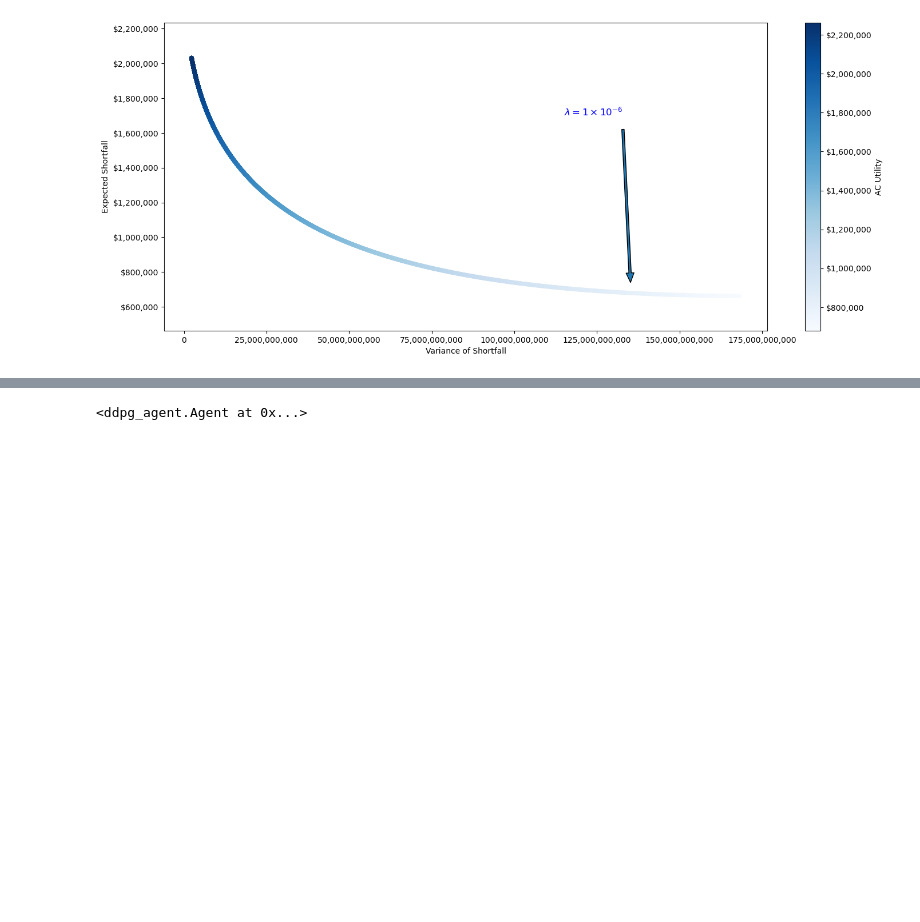
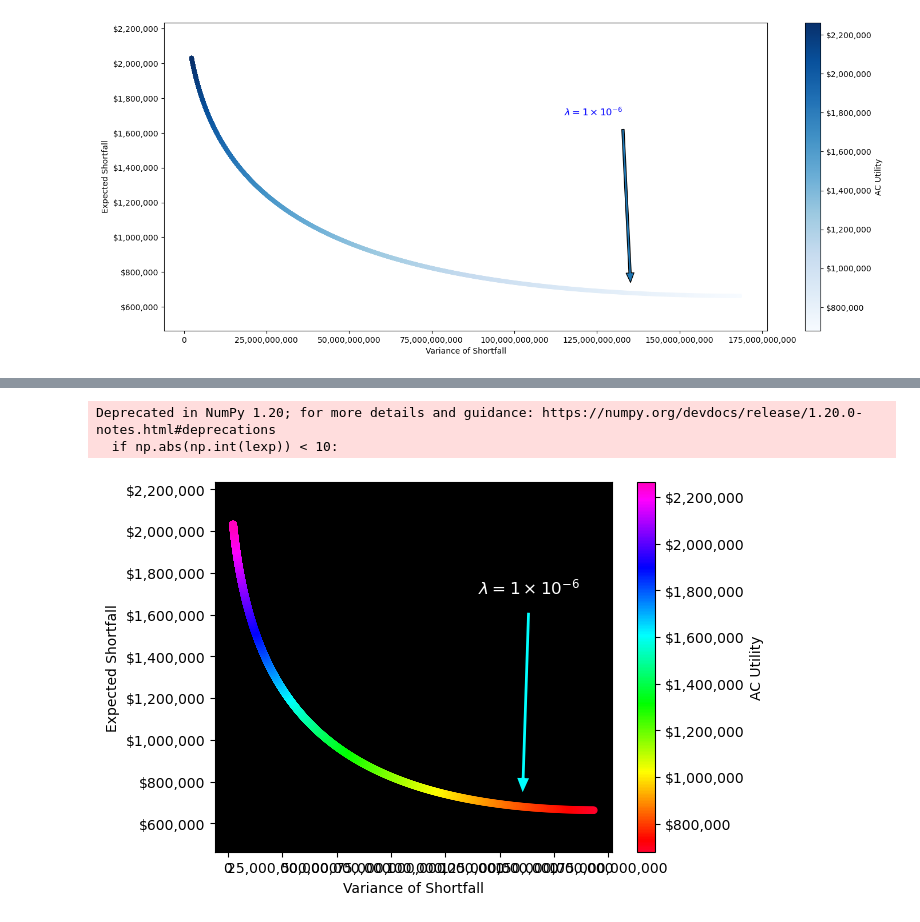
Before and after one commit to seongmin-Jo/optimal-execution-almgren-chriss, a Jupyter notebook: main.ipynb, the cells around one changed output, grey strips where cells are left out. Cells and saved outputs as stored; diff of their text form; code cells hidden in the pictures; blank space fills up the shorter version.

```diff
--- a/main.ipynb
+++ b/main.ipynb
@@ -638,7 +638,7 @@ n_trades = 60
 tr = 1e-6
 
 # Set the number of episodes to run the simulation
-episodes = 100000
+episodes = 10000
 
 shortfall_hist = np.array([])
 shortfall_deque = deque(maxlen=100)
@@ -700,4 +821,6 @@ array([445026.53745963, 811252.16780916, 374721.02806755, ...,
 # %%
-agent
+plot_efficient_frontier(tr_risk = 1e-6)
 # %% [output]
-<ddpg_agent.Agent at 0x...>
+Deprecated in NumPy 1.20; for more details and guidance: https://numpy.org/devdocs/release/1.20.0-notes.html#deprecations
+  if np.abs(np.int(lexp)) < 10:
+[figure, added]
```
Also changed, not shown: parts of 7 cells of this notebook.
